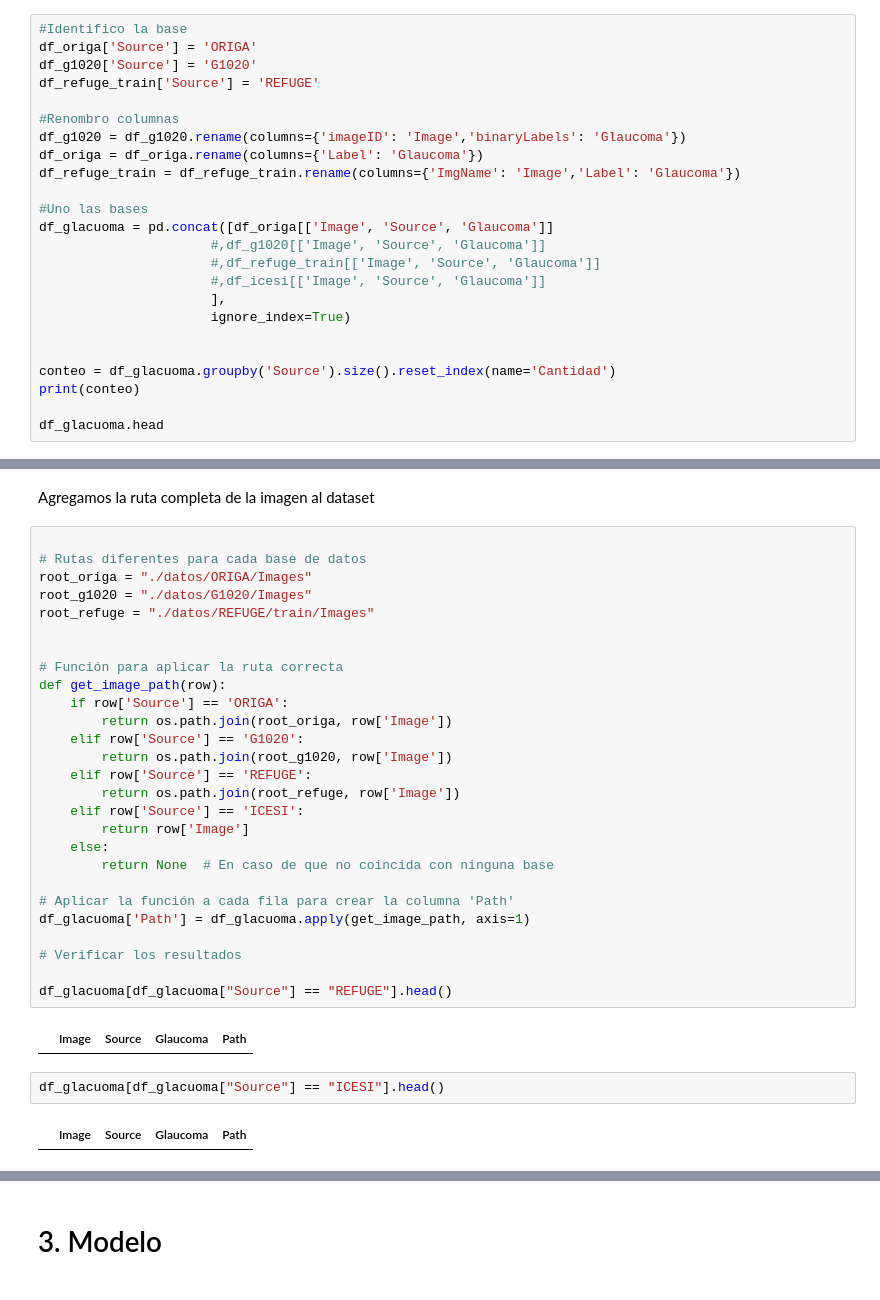
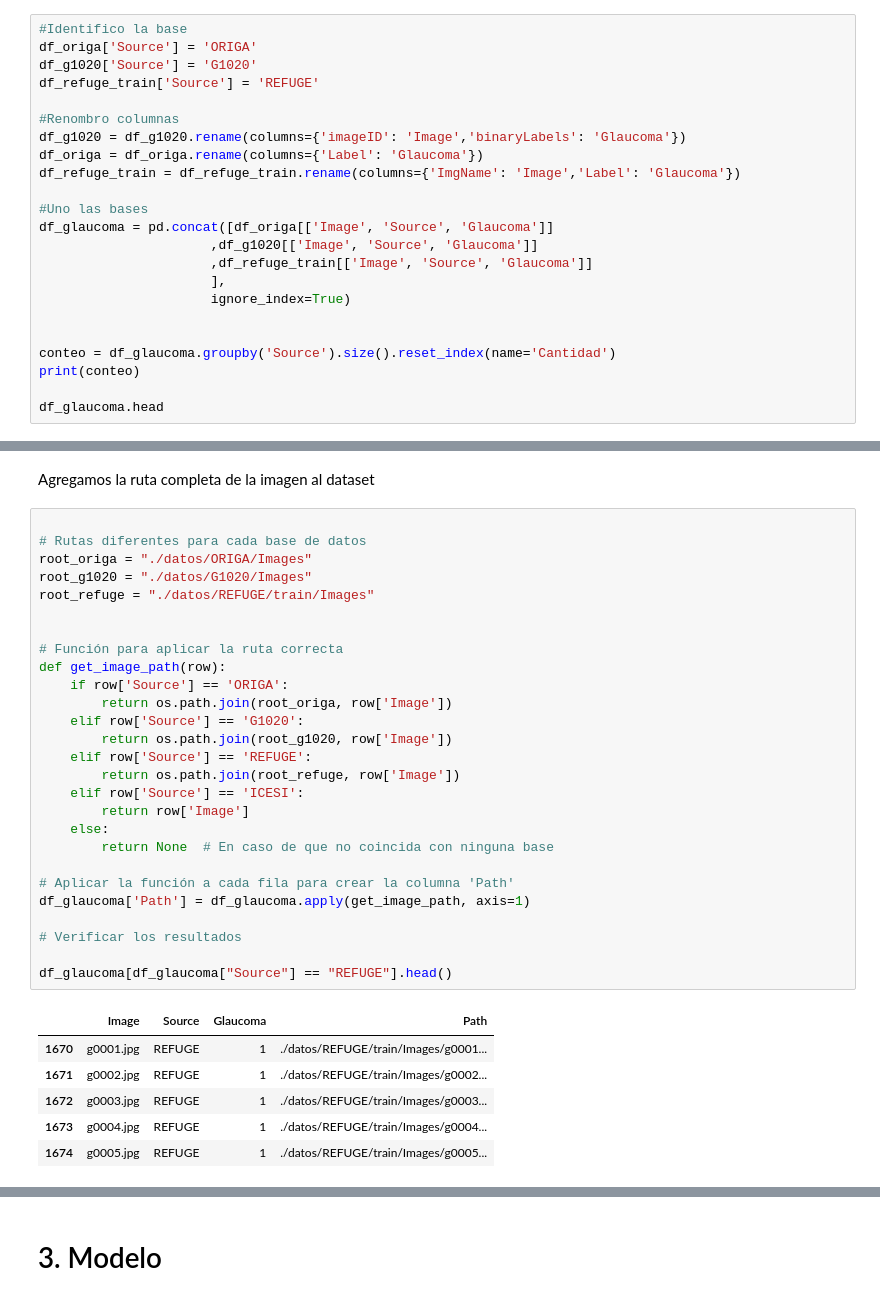
Before and after one commit to edgo1688/MIAA-ICESI-ProyectoIA, a Jupyter notebook: models/InceptionV3.ipynb, the cells around one changed output, grey strips where cells are left out. Saved outputs shown, nothing was run; the diff lists cells and outputs as text.

```diff
--- a/models/InceptionV3.ipynb
+++ b/models/InceptionV3.ipynb
@@ -188,16 +142,15 @@ df_origa = df_origa.rename(columns={'Label': 'Glaucoma'})
 df_refuge_train = df_refuge_train.rename(columns={'ImgName': 'Image','Label': 'Glaucoma'})
 
 #Uno las bases
-df_glacuoma = pd.concat([df_origa[['Image', 'Source', 'Glaucoma']]
-                      #,df_g1020[['Image', 'Source', 'Glaucoma']]
-                      #,df_refuge_train[['Image', 'Source', 'Glaucoma']]
-                      #,df_icesi[['Image', 'Source', 'Glaucoma']]
+df_glaucoma = pd.concat([df_origa[['Image', 'Source', 'Glaucoma']]
+                      ,df_g1020[['Image', 'Source', 'Glaucoma']]
+                      ,df_refuge_train[['Image', 'Source', 'Glaucoma']]
                       ],
                       ignore_index=True)
 
 
-conteo = df_glacuoma.groupby('Source').size().reset_index(name='Cantidad')
+conteo = df_glaucoma.groupby('Source').size().reset_index(name='Cantidad')
 print(conteo)
 
-df_glacuoma.head
+df_glaucoma.head
 # %% [output]
@@ -254,34 +199,35 @@ Agregamos la ruta completa de la imagen al dataset
 # %%
 
 # Rutas diferentes para cada base de datos
 root_origa = "./datos/ORIGA/Images"
 root_g1020 = "./datos/G1020/Images"
 root_refuge = "./datos/REFUGE/train/Images"
 
 
 # Función para aplicar la ruta correcta
 def get_image_path(row):
     if row['Source'] == 'ORIGA':
         return os.path.join(root_origa, row['Image'])
     elif row['Source'] == 'G1020':
         return os.path.join(root_g1020, row['Image'])
     elif row['Source'] == 'REFUGE':
         return os.path.join(root_refuge, row['Image'])
     elif row['Source'] == 'ICESI':
         return row['Image']
     else:
         return None  # En caso de que no coincida con ninguna base
 
 # Aplicar la función a cada fila para crear la columna 'Path'
-df_glacuoma['Path'] = df_glacuoma.apply(get_image_path, axis=1)
+df_glaucoma['Path'] = df_glaucoma.apply(get_image_path, axis=1)
 
 # Verificar los resultados
 
-df_glacuoma[df_glacuoma["Source"] == "REFUGE"].head()
+df_glaucoma[df_glaucoma["Source"] == "REFUGE"].head()
 # %% [output]
 |  | Image | Source | Glaucoma | Path |
+| 1670 | g0001.jpg | REFUGE | 1 | ./datos/REFUGE/train/Images/g0001... |
+| 1671 | g0002.jpg | REFUGE | 1 | ./datos/REFUGE/train/Images/g0002... |
+| 1672 | g0003.jpg | REFUGE | 1 | ./datos/REFUGE/train/Images/g0003... |
+| 1673 | g0004.jpg | REFUGE | 1 | ./datos/REFUGE/train/Images/g0004... |
+| 1674 | g0005.jpg | REFUGE | 1 | ./datos/REFUGE/train/Images/g0005... |
-# %%
-df_glacuoma[df_glacuoma["Source"] == "ICESI"].head()
-# %% [output]
-|  | Image | Source | Glaucoma | Path |
 # %%
```
Also changed, not shown: parts of 83 cells of this notebook.
